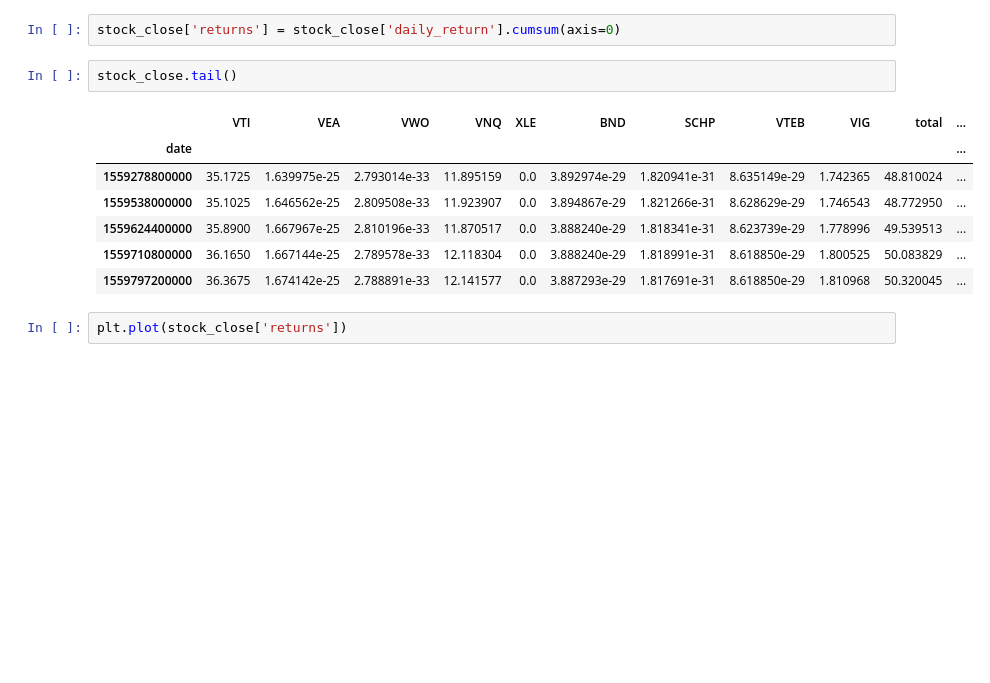
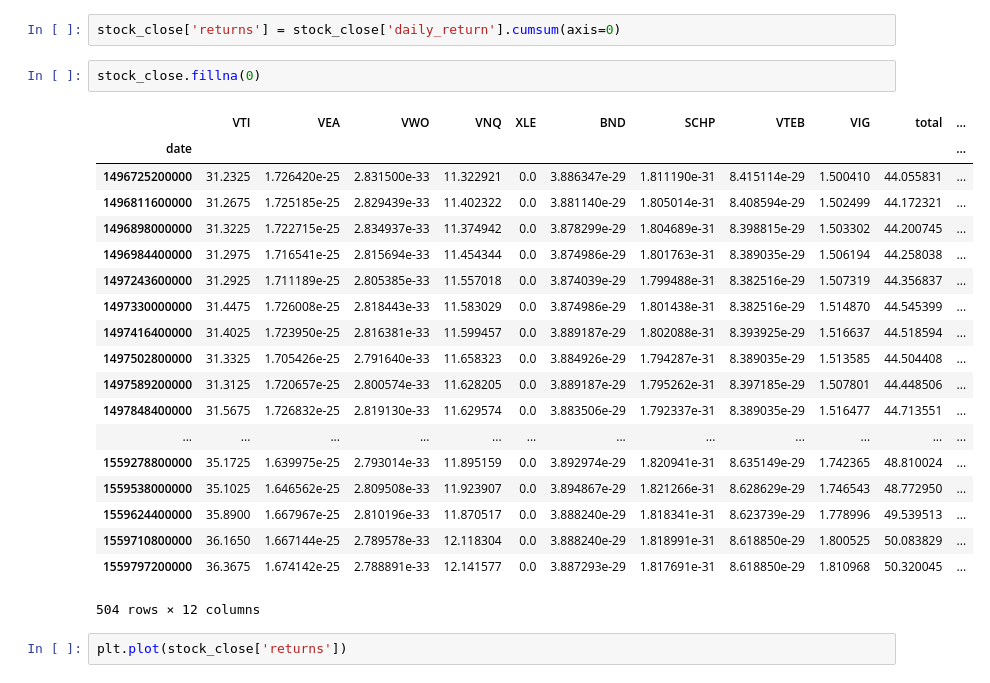
Before and after one commit to jacoblucas95/Portfolio-Optimizer, a Jupyter notebook: setup/data/allo_chart.ipynb, the cells around one changed output. Drawn from its saved outputs; the diff is of its cells as text; blank space fills up the shorter version.

```diff
--- a/setup/data/allo_chart.ipynb
+++ b/setup/data/allo_chart.ipynb
@@ -88,16 +88,28 @@ stock_close.tail()
 | 1559797200000 | 36.3675 | 1.674142e-25 | 2.788891e-33 | 12.141577 | 0.0 | 3.887293e-29 | 1.817691e-31 | 8.618850e-29 | 1.810968 | 50.320045 | ... |
 # %%
 stock_close['returns'] = stock_close['daily_return'].cumsum(axis=0)
-# %%
-stock_close.tail()
-# %% [output]
-|  | VTI | VEA | VWO | VNQ | XLE | BND | SCHP | VTEB | VIG | total | ... |
-| date |  |  |  |  |  |  |  |  |  |  | ... |
-| 1559278800000 | 35.1725 | 1.639975e-25 | 2.793014e-33 | 11.895159 | 0.0 | 3.892974e-29 | 1.820941e-31 | 8.635149e-29 | 1.742365 | 48.810024 | ... |
-| 1559538000000 | 35.1025 | 1.646562e-25 | 2.809508e-33 | 11.923907 | 0.0 | 3.894867e-29 | 1.821266e-31 | 8.628629e-29 | 1.746543 | 48.772950 | ... |
-| 1559624400000 | 35.8900 | 1.667967e-25 | 2.810196e-33 | 11.870517 | 0.0 | 3.888240e-29 | 1.818341e-31 | 8.623739e-29 | 1.778996 | 49.539513 | ... |
-| 1559710800000 | 36.1650 | 1.667144e-25 | 2.789578e-33 | 12.118304 | 0.0 | 3.888240e-29 | 1.818991e-31 | 8.618850e-29 | 1.800525 | 50.083829 | ... |
-| 1559797200000 | 36.3675 | 1.674142e-25 | 2.788891e-33 | 12.141577 | 0.0 | 3.887293e-29 | 1.817691e-31 | 8.618850e-29 | 1.810968 | 50.320045 | ... |
+# %%
+stock_close.fillna(0)
+# %% [output]
+|  | VTI | VEA | VWO | VNQ | XLE | BND | SCHP | VTEB | VIG | total | ... |
+| date |  |  |  |  |  |  |  |  |  |  | ... |
+| 1496725200000 | 31.2325 | 1.726420e-25 | 2.831500e-33 | 11.322921 | 0.0 | 3.886347e-29 | 1.811190e-31 | 8.415114e-29 | 1.500410 | 44.055831 | ... |
+| 1496811600000 | 31.2675 | 1.725185e-25 | 2.829439e-33 | 11.402322 | 0.0 | 3.881140e-29 | 1.805014e-31 | 8.408594e-29 | 1.502499 | 44.172321 | ... |
+| 1496898000000 | 31.3225 | 1.722715e-25 | 2.834937e-33 | 11.374942 | 0.0 | 3.878299e-29 | 1.804689e-31 | 8.398815e-29 | 1.503302 | 44.200745 | ... |
+| 1496984400000 | 31.2975 | 1.716541e-25 | 2.815694e-33 | 11.454344 | 0.0 | 3.874986e-29 | 1.801763e-31 | 8.389035e-29 | 1.506194 | 44.258038 | ... |
+| 1497243600000 | 31.2925 | 1.711189e-25 | 2.805385e-33 | 11.557018 | 0.0 | 3.874039e-29 | 1.799488e-31 | 8.382516e-29 | 1.507319 | 44.356837 | ... |
+| 1497330000000 | 31.4475 | 1.726008e-25 | 2.818443e-33 | 11.583029 | 0.0 | 3.874986e-29 | 1.801438e-31 | 8.382516e-29 | 1.514870 | 44.545399 | ... |
+| 1497416400000 | 31.4025 | 1.723950e-25 | 2.816381e-33 | 11.599457 | 0.0 | 3.889187e-29 | 1.802088e-31 | 8.393925e-29 | 1.516637 | 44.518594 | ... |
+| 1497502800000 | 31.3325 | 1.705426e-25 | 2.791640e-33 | 11.658323 | 0.0 | 3.884926e-29 | 1.794287e-31 | 8.389035e-29 | 1.513585 | 44.504408 | ... |
+| 1497589200000 | 31.3125 | 1.720657e-25 | 2.800574e-33 | 11.628205 | 0.0 | 3.889187e-29 | 1.795262e-31 | 8.397185e-29 | 1.507801 | 44.448506 | ... |
+| 1497848400000 | 31.5675 | 1.726832e-25 | 2.819130e-33 | 11.629574 | 0.0 | 3.883506e-29 | 1.792337e-31 | 8.389035e-29 | 1.516477 | 44.713551 | ... |
+| ... | ... | ... | ... | ... | ... | ... | ... | ... | ... | ... | ... |
+| 1559278800000 | 35.1725 | 1.639975e-25 | 2.793014e-33 | 11.895159 | 0.0 | 3.892974e-29 | 1.820941e-31 | 8.635149e-29 | 1.742365 | 48.810024 | ... |
+| 1559538000000 | 35.1025 | 1.646562e-25 | 2.809508e-33 | 11.923907 | 0.0 | 3.894867e-29 | 1.821266e-31 | 8.628629e-29 | 1.746543 | 48.772950 | ... |
+| 1559624400000 | 35.8900 | 1.667967e-25 | 2.810196e-33 | 11.870517 | 0.0 | 3.888240e-29 | 1.818341e-31 | 8.623739e-29 | 1.778996 | 49.539513 | ... |
+| 1559710800000 | 36.1650 | 1.667144e-25 | 2.789578e-33 | 12.118304 | 0.0 | 3.888240e-29 | 1.818991e-31 | 8.618850e-29 | 1.800525 | 50.083829 | ... |
+| 1559797200000 | 36.3675 | 1.674142e-25 | 2.788891e-33 | 12.141577 | 0.0 | 3.887293e-29 | 1.817691e-31 | 8.618850e-29 | 1.810968 | 50.320045 | ... |
+504 rows × 12 columns
 # %%
 plt.plot(stock_close['returns'])
 # %% [output]
```
Also changed, not shown: parts of 1 cell of this notebook, 1 other file.
